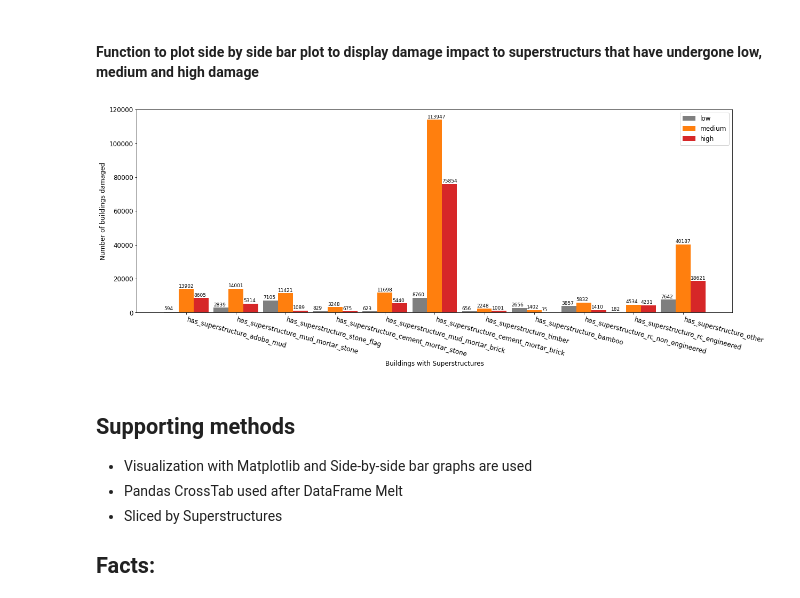
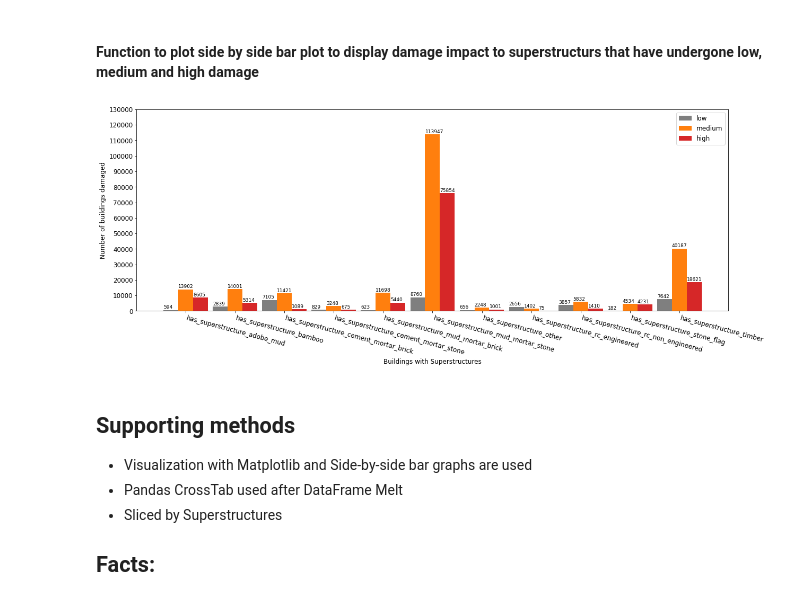
Before and after one commit to DS-Group22-ADP/Practical-Project, a Jupyter notebook: notebooks/Exploratory-Data-Analysis (Main Notebook).ipynb, the cells around one changed output. Cells and saved outputs as stored; diff of their text form; code cells hidden in the pictures.

```diff
--- a/notebooks/Exploratory-Data-Analysis.ipynb
+++ b/notebooks/Exploratory-Data-Analysis (Main Notebook).ipynb
@@ -535,7 +535,7 @@ main_building_land_attributes = ['ground_floor_type', 'other_floor_type', 'legal
 # Creating attribute set for sub categorical data involving building and land characteristics
 sub_building_land_attributes = ['land_surface_condition', 'foundation_type', 'roof_type', 'position']
 # Creating attribute set for superstructure construction attributes
-superstructure_attributes = ['has_superstructure_adobe_mud', 'has_superstructure_mud_mortar_stone', 'has_superstructure_stone_flag', 'has_superstructure_cement_mortar_stone', 'has_superstructure_mud_mortar_brick', 'has_superstructure_cement_mortar_brick', 'has_superstructure_timber', 'has_superstructure_bamboo', 'has_superstructure_rc_non_engineered', 'has_superstructure_rc_engineered', 'has_superstructure_other']
+superstructure_attributes = ['has_superstructure_adobe_mud','has_superstructure_bamboo','has_superstructure_cement_mortar_brick','has_superstructure_cement_mortar_stone','has_superstructure_mud_mortar_brick','has_superstructure_mud_mortar_stone','has_superstructure_other','has_superstructure_rc_engineered','has_superstructure_rc_non_engineered','has_superstructure_stone_flag','has_superstructure_timber']
 # Creating attribute set for secondary usage attributes
 secondary_usage_attributes = ['has_secondary_use', 'has_secondary_use_agriculture', 'has_secondary_use_hotel', 'has_secondary_use_rental', 'has_secondary_use_institution', 'has_secondary_use_school', 'has_secondary_use_industry', 'has_secondary_use_health_post', 'has_secondary_use_gov_office', 'has_secondary_use_use_police', 'has_secondary_use_other']
 # %% [markdown]
@@ -1322,38 +1323,38 @@ def plot_sidebarplot(superstructure_attributes):
     # define label for x axis
     x= np.arange(len(superstructure_attributes))
     # define label for y axis
-    y_label = np.arange(0,140000,20000)
+    y_label = np.arange(0,140000,10000)
     # y_label = np.arange(0,40,5)
     plt.figure(figsize=(20,7))
     # bar plot for low, medium and high percentage
     plot_low= plt.bar(x-0.3, height= df["low"], width=0.3, color='tab:gray')
     plot_medium= plt.bar(x, height= df["medium"],width=0.3, color='tab:orange')
     plot_high= plt.bar(x+0.3, height= df["high"],width=0.3, color='tab:red')
     # plotting xticks
     plt.xticks(x, superstructure_attributes, ha="left",rotation=345)
     plt.yticks(y_label)
     # display percentage as text for bars representing low impact.
     for i in plot_low.patches:
       plt.text(i.get_x(), i.get_height()+900, str(i.get_height()), fontsize=9,color='0')
 
     # display percentage as text for bars representing medium impact.
     for i in plot_medium.patches:
       plt.text(i.get_x(), i.get_height()+900, str(i.get_height()), fontsize=9,color='black')
 
     # display percentage as text for bars representing high impact.
     for i in plot_high.patches:
       plt.text(i.get_x(), i.get_height()+900, str(i.get_height()), fontsize=9,color='black')
 
     # adding title and lables for plot.
     plt.title="Damage By Buildings constructed with Structure Type"
     plt.xlabel("Buildings with Superstructures")
     plt.ylabel("Number of buildings damaged")
     # plotting legend
     plt.legend(["low", "medium", "high"], loc = 'upper right')
     plt.show()
 plot_sidebarplot(superstructure_attributes)
 # %% [output]
-[figure, old version]
+[figure, new version]
 # %% [markdown]
 ## Supporting methods
 
```
Also changed, not shown: parts of 12 cells of this notebook.
